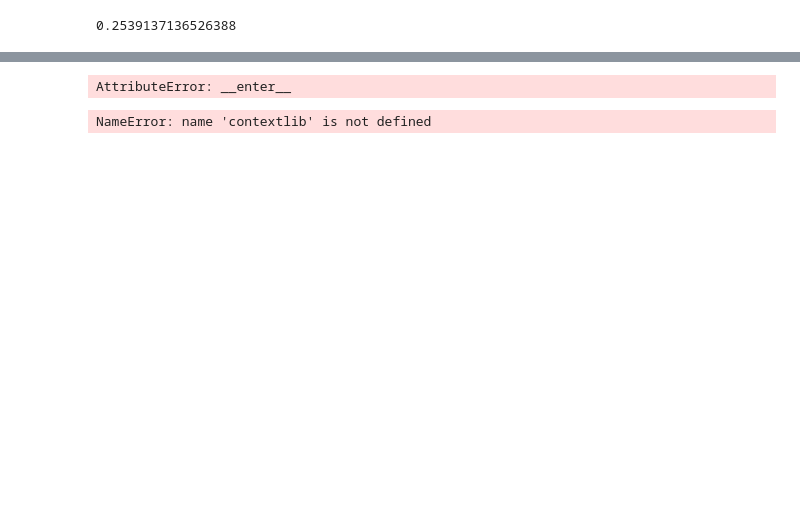
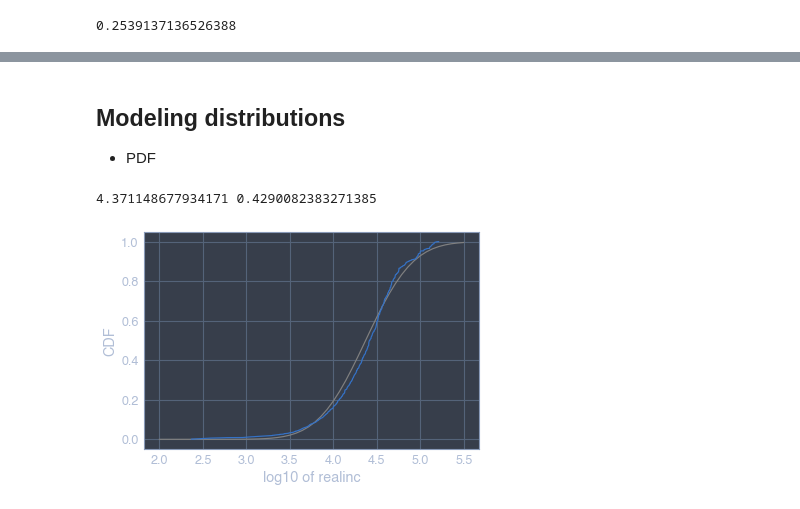
Before and after one commit to ellickhou/DataCamp, a Jupyter notebook: Course19-Exploratory_Data-Analysis-in-Python/Exploratory_Data_Analysis_in_Python.ipynb, the cells around one changed output, grey strips where cells are left out. Cells and saved outputs as stored; diff of their text form; code cells hidden in the pictures; blank space fills up the shorter version.

```diff
--- a/Course19-Exploratory_Data-Analysis-in-Python/Exploratory_Data_Analysis_in_Python.ipynb
+++ b/Course19-Exploratory_Data-Analysis-in-Python/Exploratory_Data_Analysis_in_Python.ipynb
@@ -357,40 +71,39 @@ foo() did not return a dict!
-# %%
-# Add a decorator that will make timer() a context manager
-def timer():
-  """Time the execution of a context block.
-
-  Yields:
-    None
-  """
-  start = time.time()
-  # Send control back to the context block
-  yield
-  end = time.time()
-  print('Elapsed: {:.2f}s'.format(end - start))
-
-with timer():
-  print('This should take approximately 0.25 seconds')
-  time.sleep(0.25)
-# %% [output]
-AttributeError: __enter__
-# %%
-@contextlib.contextmanager
-def open_read_only(filename):
-  """Open a file in read-only mode.
-
-  Args:
-    filename (str): The location of the file to read
-
-  Yields:
-    file object
-  """
-  read_only_file = open(filename, mode='r')
-  # Yield read_only_file so it can be assigned to my_file
-  yield read_only_file
-  # Close read_only_file
-  read_only_file.close()
-
-with open_read_only('my_file.txt') as my_file:
-  print(my_file.read())
-# %% [output]
-NameError: name 'contextlib' is not defined
+# %% [markdown]
+## Modeling distributions
+- PDF
+# %%
+from scipy.stats import norm
+
+# Extract realinc and compute its log
+income = gss['realinc']
+log_income = income.agg(np.log10)
+
+# Compute mean and standard deviation
+# Make a norm object
+mean = log_income.mean()
+std = log_income.std()
+print(mean, std)
+dist = norm(mean, std)
+
+# Evaluate the model CDF
+xs = np.linspace(2, 5.5)
+ys = dist.cdf(xs)
+
+# Plot the model CDF
+plt.clf()
+plt.plot(xs, ys, color='gray')
+
+# # Create and plot the Cdf of log_income
+cdf_log_income = log_income.value_counts(normalize=True).sort_index().cumsum()
+cdf_log_income = pd.DataFrame(cdf_log_income)
+plt.plot(cdf_log_income.index, cdf_log_income.realinc)
+
+
+# Label the axes
+plt.xlabel('log10 of realinc')
+plt.ylabel('CDF')
+# plt.legend(['Evaluated', 'CDF'])
+plt.show()
+# %% [output]
+4.371148677934171 0.4290082383271385
+[figure, added]
```
Also changed, not shown: parts of 38 cells of this notebook, 2 other files.
